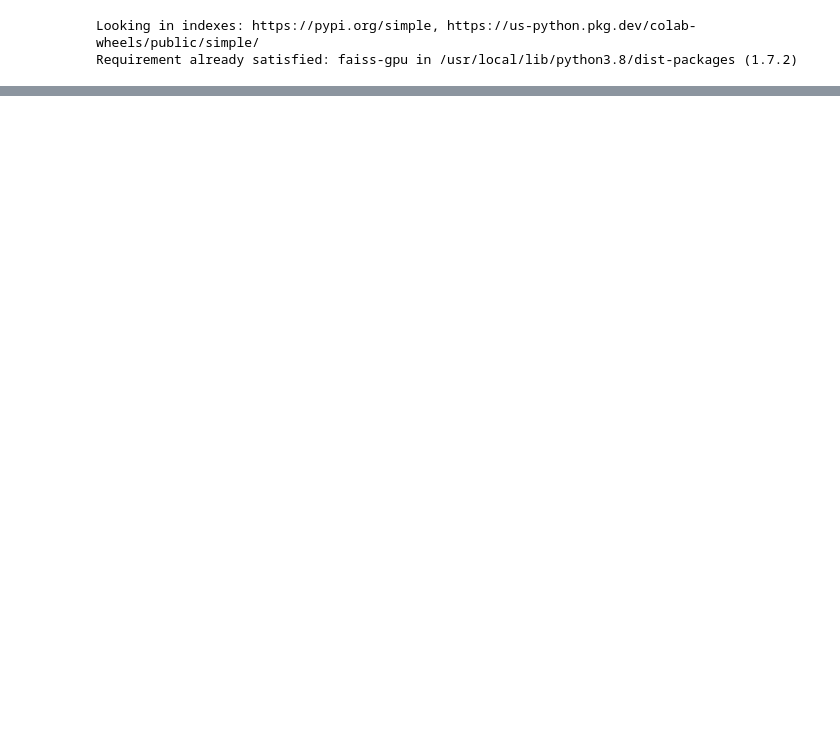
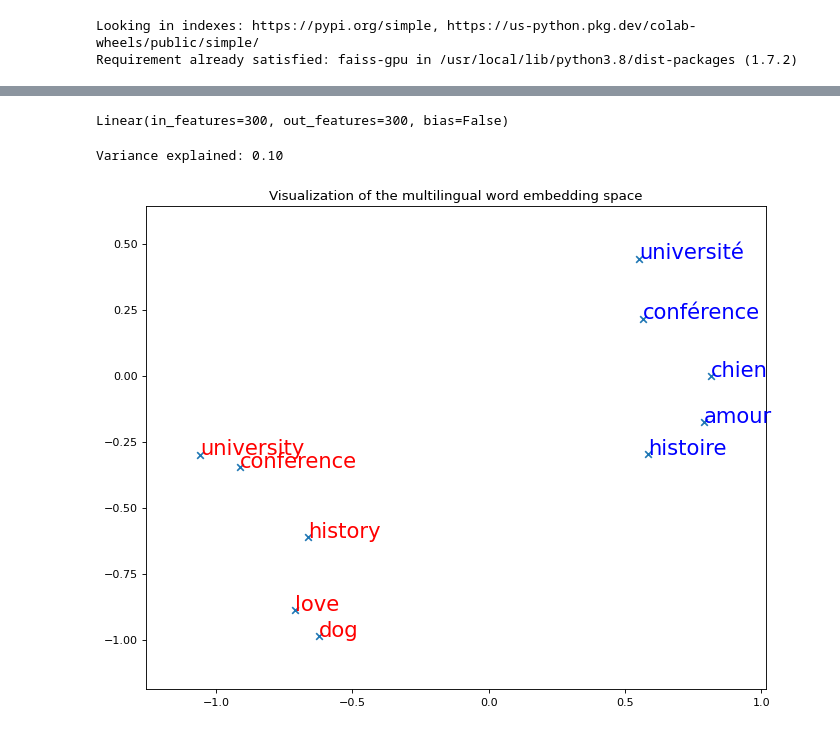
Before and after one commit to Miolith/nlp3-labs, a Jupyter notebook: lab2/LabIIpart2.ipynb, the cells around one changed output, grey strips where cells are left out. Saved outputs shown, nothing was run; the diff lists cells and outputs as text; code cells hidden in the pictures; blank space fills up the shorter version.

Commit message:
Word visualization

```diff
--- a/lab2/LabIIpart2.ipynb
+++ b/lab2/LabIIpart2.ipynb
@@ -79,0 +64,37 @@ fr_eng_id
+# %%
+import torch
+mapping = torch.nn.Linear(300,300, bias=False)
+mapping.weight.data = torch.tensor(torch.load(fr_eng_id + "/best_mapping.pth"))
+mapping
+# %% [output]
+Linear(in_features=300, out_features=300, bias=False)
+# %%
+import io
+import numpy as np
+
+def load_vec(emb_path, nmax=50000):
+    vectors = []
+    word2id = {}
+    with io.open(emb_path, 'r', encoding='utf-8', newline='\n', errors='ignore') as f:
+        next(f)
+        for i, line in enumerate(f):
+            word, vect = line.rstrip().split(' ', 1)
+            vect = np.fromstring(vect, sep=' ')
+            assert word not in word2id, 'word found twice'
+            vectors.append(vect)
+            word2id[word] = len(word2id)
+            if len(word2id) == nmax:
+                break
+    id2word = {v: k for k, v in word2id.items()}
+    embeddings = np.vstack(vectors)
+    return embeddings, id2word, word2id
+
+src_embeddings, src_id2word, src_word2id = load_vec("data/wiki.fr.vec")
+tgt_embeddings, tgt_id2word, tgt_word2id = load_vec("data/wiki.en.vec")
+# %%
+from sklearn.decomposition import PCA
+pca = PCA(n_components=2, whiten=True)
+pca.fit(np.vstack([src_embeddings, tgt_embeddings]))
+print('Variance explained: %.2f' % pca.explained_variance_ratio_.sum())
+# %% [output]
+Variance explained: 0.10
@@ -79,0 +135,14 @@ fr_eng_id
+# %%
+src_words = [u'université', 'amour', 'histoire', u'conférence', 'chien']
+tgt_words = ['university', 'love', 'history', 'conference', 'dog']
+
+
+# assert words in dictionaries
+for sw in src_words:
+    assert sw in src_word2id, '"%s" not in source dictionary' % sw
+for tw in tgt_words:
+    assert tw in tgt_word2id, '"%s" not in target dictionary' % sw
+
+plot_similar_word(src_words, src_word2id, src_embeddings, tgt_words, tgt_word2id, tgt_embeddings, pca)
+# %% [output]
+[figure, added]
```
Also changed, not shown: parts of 11 cells of this notebook.
